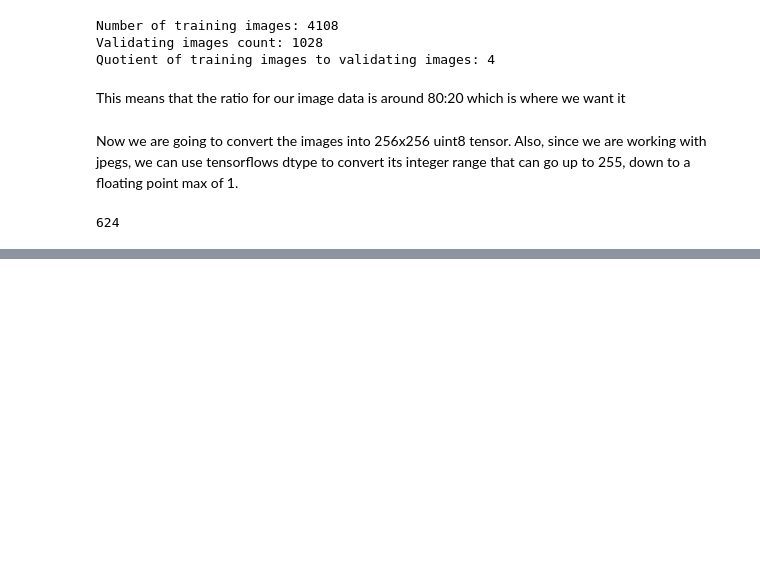
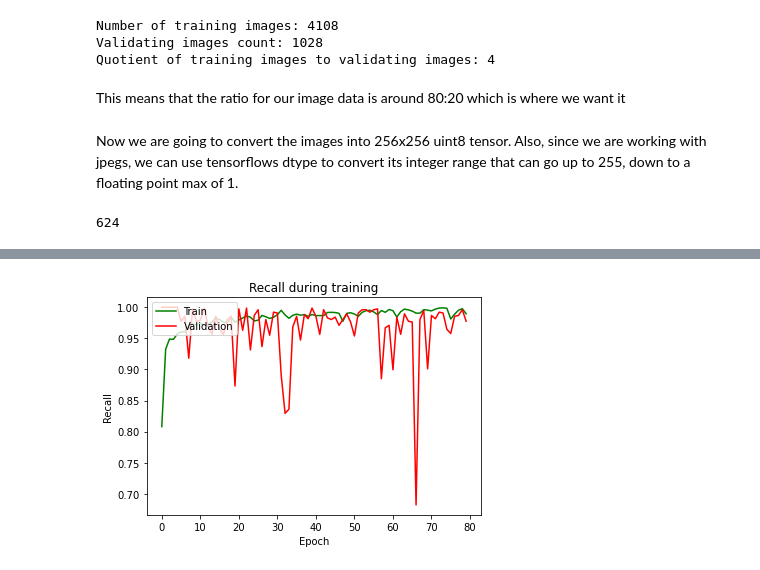
Before and after one commit to JamesFazio/aiProg, a Jupyter notebook: aiFINAL.ipynb, the cells around one changed output, grey strips where cells are left out. Drawn from its saved outputs; the diff is of its cells as text; code cells hidden in the pictures; blank space fills up the shorter version.

```diff
--- a/aiFINAL.ipynb
+++ b/aiFINAL.ipynb
@@ -157,0 +200,10 @@ Epoch 1/200
+# %%
+plt.plot(anomalyTraining.history['recall'], "green")
+plt.plot(anomalyTraining.history['val_recall'], "red")
+plt.title('Recall during training')
+plt.ylabel('Recall')
+plt.xlabel('Epoch')
+plt.legend(['Train', 'Validation'], loc = 'upper left')
+plt.show()
+# %% [output]
+[figure, added]
```
Also changed, not shown: parts of 6 cells of this notebook.
